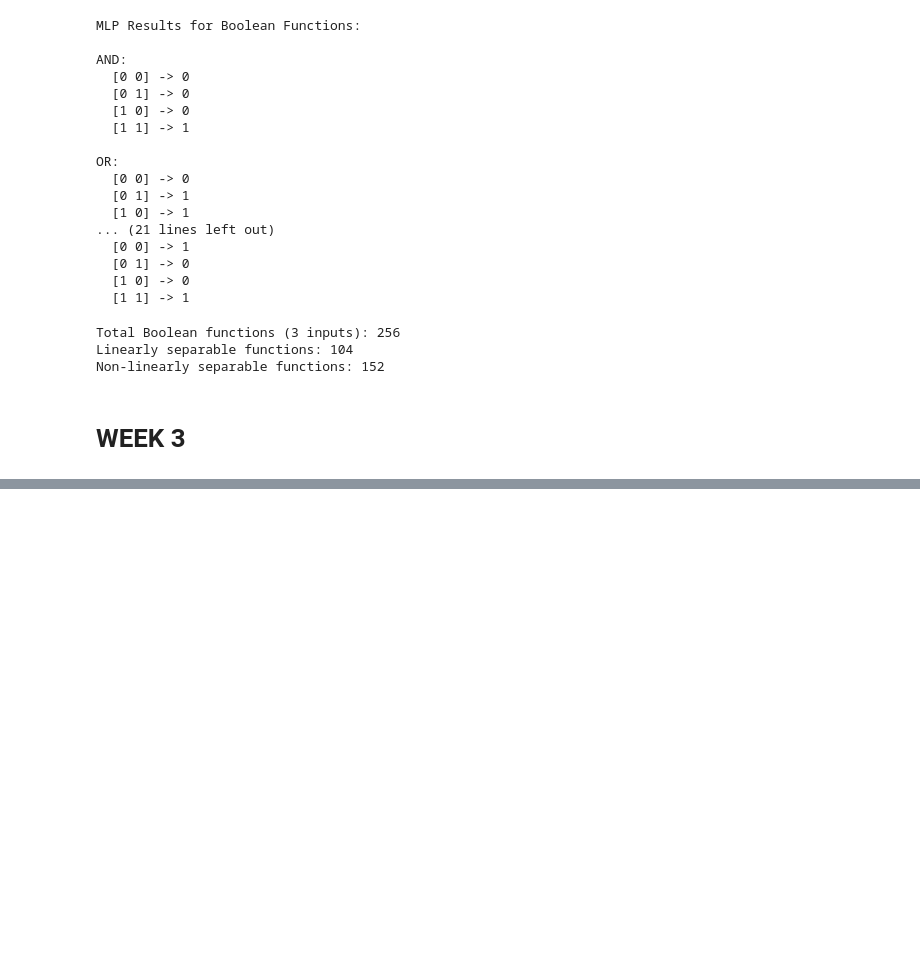
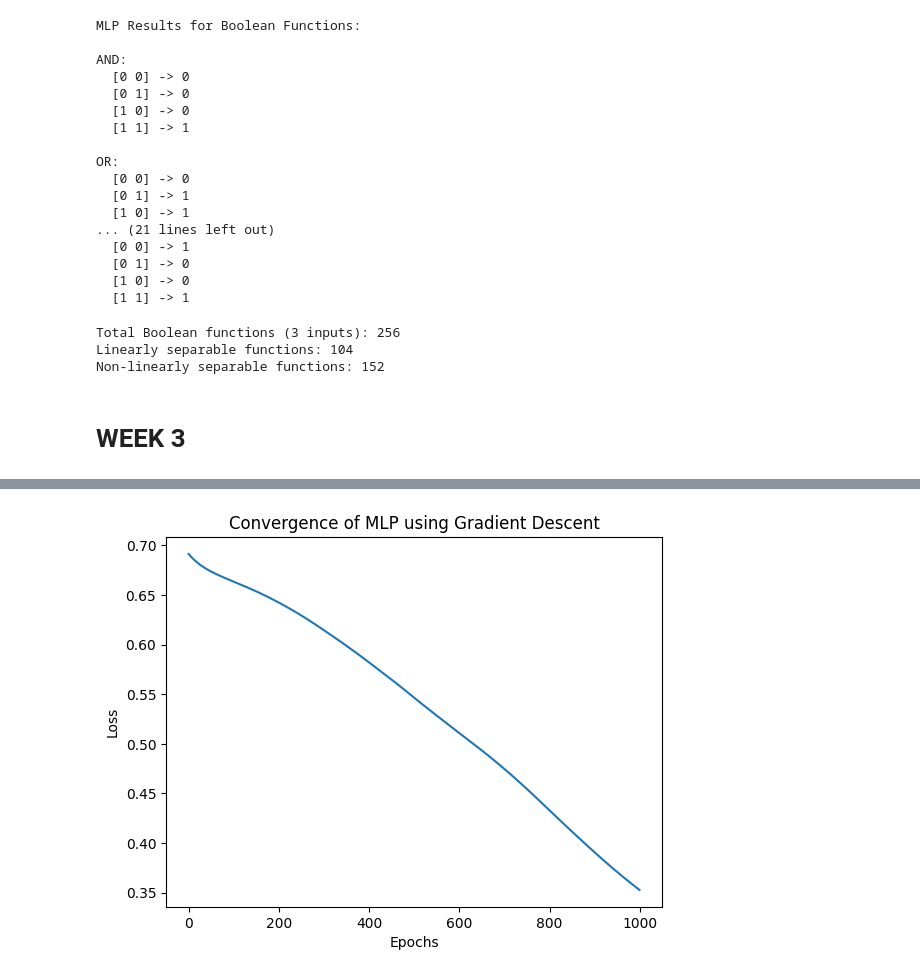
Before and after one commit to Praharshita1275/deep_learning_practice, a Jupyter notebook: deep_learning_sem6.ipynb, the cells around one changed output, grey strips where cells are left out. Drawn from its saved outputs; the diff is of its cells as text; code cells hidden in the pictures; blank space fills up the shorter version.

```diff
--- a/deep_learning_sem6.ipynb
+++ b/deep_learning_sem6.ipynb
@@ -1160,0 +1265,90 @@ Non-linearly separable functions: 152
+# %%
+#10) Implement an MLP using the Gradient Descent algorithm, and analyze the convergence behavior and performance of the network.
+
+import numpy as np
+import matplotlib.pyplot as plt
+
+# -----------------------------
+# Generate non-linear dataset
+# -----------------------------
+np.random.seed(0)
+X = np.random.randn(300, 2)
+y = ((X[:, 0]**2 + X[:, 1]**2) > 1).astype(int).reshape(-1, 1)
+
+# -----------------------------
+# Initialize parameters
+# -----------------------------
+W1 = np.random.randn(2, 8) * 0.1
+b1 = np.zeros((1, 8))
+W2 = np.random.randn(8, 1) * 0.1
+b2 = np.zeros((1, 1))
+
+learning_rate = 0.05
+epochs = 1000
+losses = []
+
+# -----------------------------
+# Activation functions
+# -----------------------------
+def relu(z):
+    return np.maximum(0, z)
+
+def relu_derivative(z):
+    return (z > 0).astype(float)
+
+def sigmoid(z):
+    return 1 / (1 + np.exp(-z))
+
+# -----------------------------
+# Loss function
+# -----------------------------
+def binary_cross_entropy(y, y_hat):
+    return -np.mean(
+        y * np.log(y_hat + 1e-8) +
+        (1 - y) * np.log(1 - y_hat + 1e-8)
+    )
+
+# -----------------------------
+# Training using Gradient Descent
+# -----------------------------
+for epoch in range(epochs):
+
+    # Forward propagation
+    z1 = X @ W1 + b1
+    a1 = relu(z1)
+    z2 = a1 @ W2 + b2
+    y_hat = sigmoid(z2)
+
+    # Compute loss
+    loss = binary_cross_entropy(y, y_hat)
+    losses.append(loss)
+
+    # Backpropagation
+    dz2 = y_hat - y
+    dW2 = a1.T @ dz2 / len(X)
+    db2 = np.mean(dz2, axis=0, keepdims=True)
+
+    da1 = dz2 @ W2.T
+    dz1 = da1 * relu_derivative(z1)
+    dW1 = X.T @ dz1 / len(X)
+    db1 = np.mean(dz1, axis=0, keepdims=True)
+
+    # Gradient Descent update
+    W1 -= learning_rate * dW1
+    b1 -= learning_rate * db1
+    W2 -= learning_rate * dW2
+    b2 -= learning_rate * db2
+
+    if epoch % 200 == 0:
+        print(f"Epoch {epoch}, Loss: {loss:.4f}")
+
+# -----------------------------
+# Plot convergence
+# -----------------------------
+plt.figure()
+plt.plot(losses)
+plt.xlabel("Epochs")
+plt.ylabel("Loss")
+plt.title("Convergence of MLP using Gradient Descent")
+plt.show()
+# %% [output]
@@ -1160,0 +1360 @@ Non-linearly separable functions: 152
+[figure, added]
```
Also changed, not shown: parts of 4 cells of this notebook.
